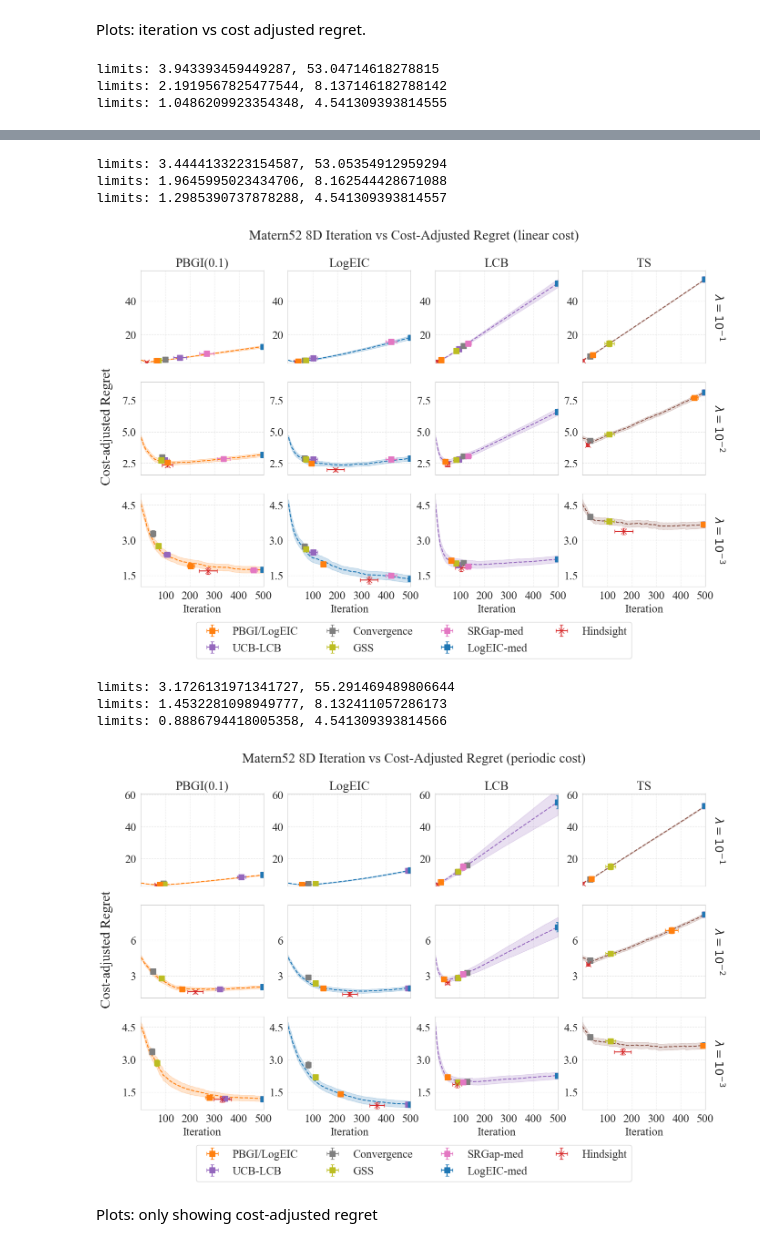
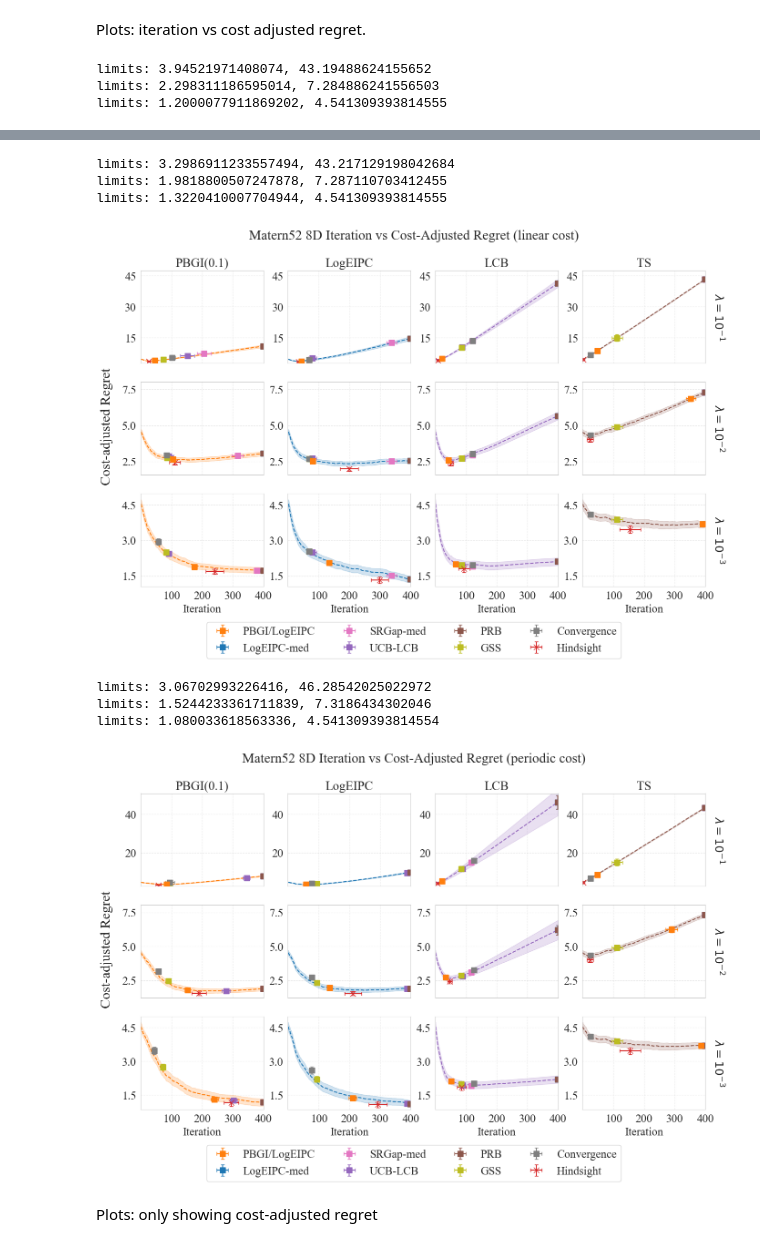
Before and after one commit to QianJaneXie/CostAwareStoppingBayesOpt, a Jupyter notebook: notebooks/Synthetic_8D_Experiments.ipynb, the cells around one changed output, grey strips where cells are left out. Saved outputs shown, nothing was run; the diff lists cells and outputs as text; code cells hidden in the pictures.

Commit message:
plot stopping rule name update

```diff
--- a/notebooks/Synthetic_8D_Experiments.ipynb
+++ b/notebooks/Synthetic_8D_Experiments.ipynb
@@ -164,9 +164,10 @@ print(f"Saved metrics_per_acq to {save_path}")
 Download data from pickle and plot starting from here!
 # %%
 import dill
-sweep_ids = ["t9064eg1"]
+#sweep_ids = ["t9064eg1"]
+sweep_id = "1ycj0lxz"
 kernel = "Matern52"
-save_path = f'data/synthetic_8d_{kernel}_{sweep_ids[0]}.pkl'
+save_path = f'synthetic_results/synthetic_8d_{kernel}_{sweep_id}.pkl'
 with open(save_path, "rb") as f:
     metrics_per_acq = dill.load(f)
 # %% [markdown]
@@ -193,7 +194,7 @@ def return_stopping_indices(
     best_obs_seed: np.ndarray,
     LogEIC_seed: np.ndarray,
     UCB_LCB_seed: np.ndarray,
-    # PRB_seed: np.ndarray,
+    PRB_seed: np.ndarray,
     RegretGap_seed: np.ndarray,
     lmbda: float,
     max_iter: int,
@@ -298,6 +299,8 @@ def return_stopping_indices(
                 valid['GSS'] = np.array([i])
                 break
 
+    # PRB: stop when PRB > 1 - delta
+    valid['PRB_0.1'] = np.where(PRB_seed > 1 - delta)[0]
     # Select first valid index or fall back to max_iter - 1
     stopping_indices = {}
     for rule, inds in valid.items():
@@ -356,16 +359,17 @@ name_dict = {
     'Stable_Gittins_Lambda_1': "PBGI(0.1)",
     'Stable_Gittins_Lambda_01': "PBGI(0.01)",
     'Stable_Gittins_Lambda_001':"PBGI(0.001)",
-    'LogEIWithCost':"LogEIC",
+    'LogEIWithCost':"LogEIPC",
     'UpperConfidenceBound': "LCB",
     'ThompsonSampling': "TS",
-    'PRB_0_1': "PRB",
-    'LogEIC': "PBGI/LogEIC",
-    'LogEIC-med':"LogEIC-med",
+    'PRB_0.1': "PRB",
+    'LogEIC': "PBGI/LogEIPC",
+    'LogEIC-med':"LogEIPC-med",
     'UCB-LCB': "UCB-LCB",
     'Convergence': "Convergence",
     'GSS': "GSS",
     'SRGap-med':"SRGap-med",
+    "Immediate": "Immediate",
     'uniform': "Uniform Cost",
     'linear': "Linear Cost",
     'periodic': "Periodic Cost"
@@ -387,9 +391,10 @@ color_dict = {
     'UCB-LCB':                 'tab:purple',
     'SRGap-med':               'tab:pink',
     'ThompsonSampling':        'tab:brown',
-    'PRB_0_1':                 'tab:brown',
+    'PRB_0.1':                 'tab:brown',
     'GSS':                     'tab:olive',
     'Convergence':             'tab:gray',
+    'Immediate':               'tab:cyan',
     'Hindsight':               'tab:red'
 }
 marker_dict = {
@@ -413,12 +418,21 @@ gss_window = 20
 gss_frac = 0.01
 
 # 'SRGap-med'
-stopping_rules = ['LogEIC', 'UCB-LCB','Convergence','GSS','SRGap-med', 'LogEIC-med']
+stopping_rules = [
+    'LogEIC',
+    'LogEIC-med',
+    'SRGap-med',
+    'UCB-LCB',
+    'PRB_0.1',
+    'GSS',
+    'Convergence'
+]
+# stopping_rules = ['LogEIC', 'UCB-LCB','Convergence',    'PRB_0_1','GSS','SRGap-med', 'LogEIC-med', "PRB_0.1"]
 
 iteration_cutoff = {}
-iteration_cutoff[0.1]= 500
-iteration_cutoff[0.01]= 500
-iteration_cutoff[0.001]= 500
+iteration_cutoff[0.1]= 400
+iteration_cutoff[0.01]= 400
+iteration_cutoff[0.001]= 400
 # %% [markdown]
 Plots: iteration vs cost adjusted regret.
 # %%
@@ -460,7 +474,7 @@ for cost in cost_type:
             cumulative_cost = np.array(metrics_per_acq[(a, l, cost)]["cumulative cost"])[:, :iteration_cutoff[lmbda]]
             LogEIC_acq = np.array(metrics_per_acq[(a, l, cost)]["LogEIC acq"])[:, :iteration_cutoff[lmbda]]
             UCB_LCB_acq = np.array(metrics_per_acq[(a, l, cost)]["UCB-LCB acq"])[:, :iteration_cutoff[lmbda]]
-            # PRB_0_1_acq = np.array(metrics_per_acq[(a, l, cost)]["PRB_0.1"])[:, :iteration_cutoff[lmbda]]
+            PRB_0_1_acq = np.array(metrics_per_acq[(a, l, cost)]["PRB_0.1"])[:, :iteration_cutoff[lmbda]]
             RegretGap_acq = np.array(metrics_per_acq[(a, l, cost)]["Regret-Gap acq"])[:, :iteration_cutoff[lmbda]]
             best_observed = np.array(metrics_per_acq[(a, l, cost)]["best observed"])[:, :iteration_cutoff[lmbda]]
 
@@ -485,7 +499,7 @@ for cost in cost_type:
                     best_obs_seed=best_obs_seed,
                     LogEIC_seed=LogEIC_acq[seed_idx],
                     UCB_LCB_seed=UCB_LCB_acq[seed_idx],
-                    # PRB_seed=PRB_0_1_acq[seed_idx],
+                    PRB_seed=PRB_0_1_acq[seed_idx],
                     RegretGap_seed=RegretGap_acq[seed_idx],
                     lmbda=lmbda,
                     max_iter=iteration_cutoff[lmbda],
@@ -585,9 +599,9 @@ for cost in cost_type:
     fig.suptitle(f'{kernel} 8D Iteration vs Cost-Adjusted Regret ({cost} cost)')
     # plt.tight_layout(rect=[0, 0.0, 1, 0.95])
     plt.xlim(-1, iteration_cutoff[lmbda])
-    plt.savefig(f'../plots/{kernel}_8D_{cost}.png', bbox_inches='tight')
+    plt.savefig(f'../plots/{kernel}_8D_{cost}.pdf', bbox_inches='tight')
     plt.show()
 # %% [output]
-limits: 3.943393459449287, 53.04714618278815
-limits: 2.1919567825477544, 8.137146182788142
-limits: 1.0486209923354348, 4.541309393814555
+limits: 3.94521971408074, 43.19488624155652
+limits: 2.298311186595014, 7.284886241556503
+limits: 1.2000077911869202, 4.541309393814555
@@ -595,10 +609,10 @@ limits: 1.0486209923354348, 4.541309393814555
-limits: 3.4444133223154587, 53.05354912959294
-limits: 1.9645995023434706, 8.162544428671088
-limits: 1.2985390737878288, 4.541309393814557
+limits: 3.2986911233557494, 43.217129198042684
+limits: 1.9818800507247878, 7.287110703412455
+limits: 1.3220410007704944, 4.541309393814555
-[figure, old version]
+[figure, new version]
-limits: 3.1726131971341727, 55.291469489806644
-limits: 1.4532281098949777, 8.132411057286173
-limits: 0.8886794418005358, 4.541309393814566
+limits: 3.06702993226416, 46.28542025022972
+limits: 1.5244233361711839, 7.3186434302046
+limits: 1.080033618563336, 4.541309393814554
-[figure, old version]
+[figure, new version]
 # %% [markdown]
 Plots: only showing cost-adjusted regret
```
Also changed, not shown: parts of 7 cells of this notebook, 1 other file.
